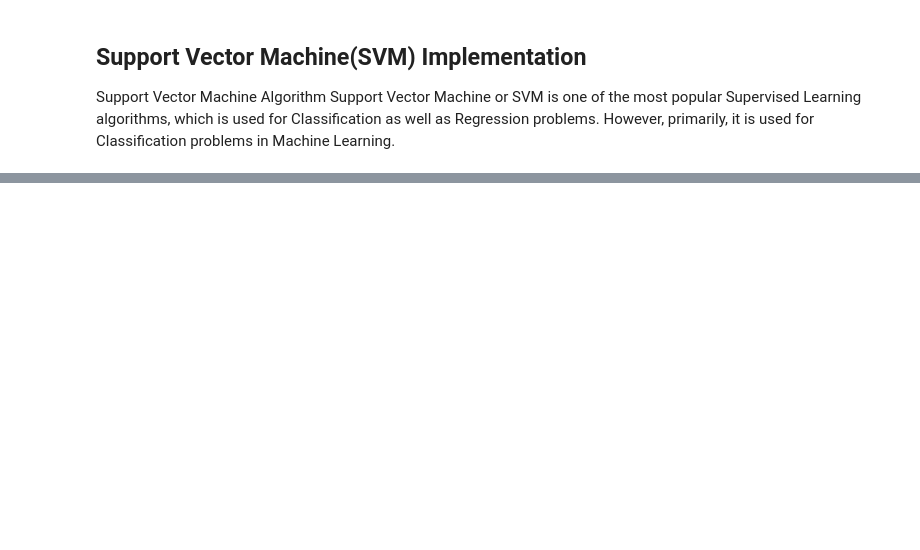
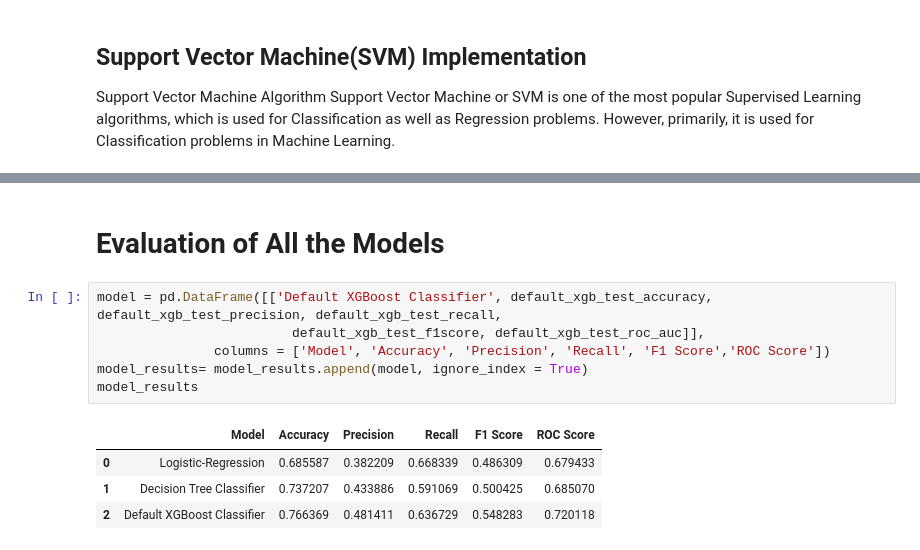
Before and after one commit to Rahman88talha/Credit_Card_Default_Prediction_Classification, a Jupyter notebook: Credit_Card_default_Prediction(Classification)_Analysis.ipynb, the cells around one changed output, grey strips where cells are left out. Saved outputs shown, nothing was run; the diff lists cells and outputs as text; blank space fills up the shorter version.

```diff
--- a/Credit_Card_default_Prediction(Classification)_Analysis.ipynb
+++ b/Credit_Card_default_Prediction(Classification)_Analysis.ipynb
@@ -760,0 +797,13 @@ svm_model.fit(X_train_rs, y_train_rs)
+# %% [markdown]
+# Evaluation of All the Models
+# %%
+model = pd.DataFrame([['Default XGBoost Classifier', default_xgb_test_accuracy, default_xgb_test_precision, default_xgb_test_recall,
+                         default_xgb_test_f1score, default_xgb_test_roc_auc]],
+               columns = ['Model', 'Accuracy', 'Precision', 'Recall', 'F1 Score','ROC Score'])
+model_results= model_results.append(model, ignore_index = True)
+model_results
+# %% [output]
+|  | Model | Accuracy | Precision | Recall | F1 Score | ROC Score |
+| 0 | Logistic-Regression | 0.685587 | 0.382209 | 0.668339 | 0.486309 | 0.679433 |
+| 1 | Decision Tree Classifier | 0.737207 | 0.433886 | 0.591069 | 0.500425 | 0.685070 |
+| 2 | Default XGBoost Classifier | 0.766369 | 0.481411 | 0.636729 | 0.548283 | 0.720118 |
```
Also changed, not shown: parts of 25 cells of this notebook.
